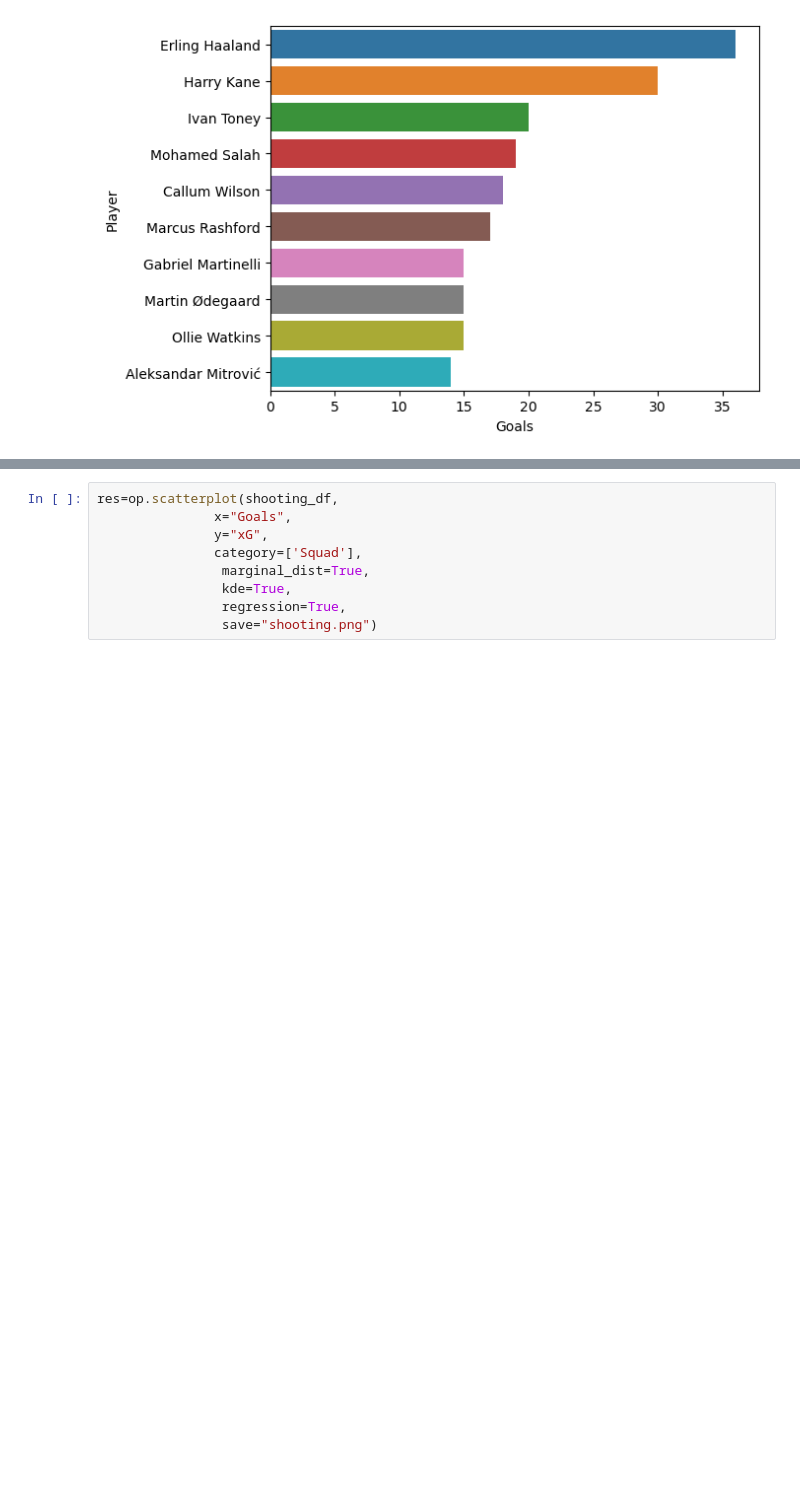
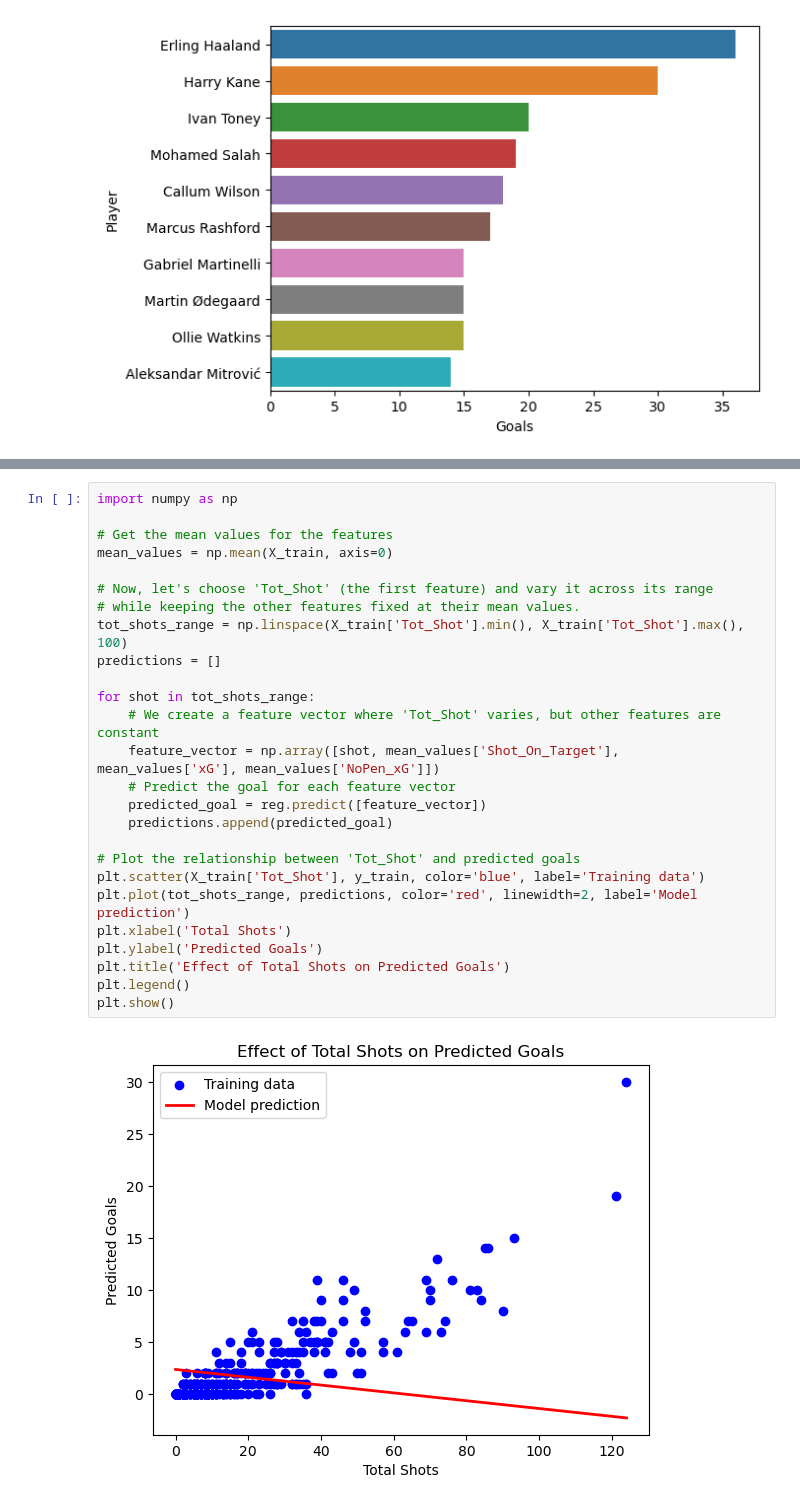
Before and after one commit to cokoli4315/Prem2022-23-data, a Jupyter notebook: Premier_league_top_scorer.ipynb, the cells around one changed output, grey strips where cells are left out. Drawn from its saved outputs; the diff is of its cells as text; blank space fills up the shorter version.

Commit message:
Added more correlation graphics in the date

```diff
--- a/Premier_league_top_scorer.ipynb
+++ b/Premier_league_top_scorer.ipynb
@@ -94,12 +140,31 @@ plt.ylabel('xG')
 # %% [output]
 Text(0, 0.5, 'xG')
 [figure]
-# %%
-res=op.scatterplot(shooting_df,
-               x="Goals",
-               y="xG",
-               category=['Squad'],
-                marginal_dist=True,
-                kde=True,
-                regression=True,
-                save="shooting.png")
+# %%
+import numpy as np
+
+# Get the mean values for the features
+mean_values = np.mean(X_train, axis=0)
+
+# Now, let's choose 'Tot_Shot' (the first feature) and vary it across its range
+# while keeping the other features fixed at their mean values.
+tot_shots_range = np.linspace(X_train['Tot_Shot'].min(), X_train['Tot_Shot'].max(), 100)
+predictions = []
+
+for shot in tot_shots_range:
+    # We create a feature vector where 'Tot_Shot' varies, but other features are constant
+    feature_vector = np.array([shot, mean_values['Shot_On_Target'], mean_values['xG'], mean_values['NoPen_xG']])
+    # Predict the goal for each feature vector
+    predicted_goal = reg.predict([feature_vector])
+    predictions.append(predicted_goal)
+
+# Plot the relationship between 'Tot_Shot' and predicted goals
+plt.scatter(X_train['Tot_Shot'], y_train, color='blue', label='Training data')
+plt.plot(tot_shots_range, predictions, color='red', linewidth=2, label='Model prediction')
+plt.xlabel('Total Shots')
+plt.ylabel('Predicted Goals')
+plt.title('Effect of Total Shots on Predicted Goals')
+plt.legend()
+plt.show()
+# %% [output]
+[figure, added]
```
Also changed, not shown: parts of 11 cells of this notebook.
